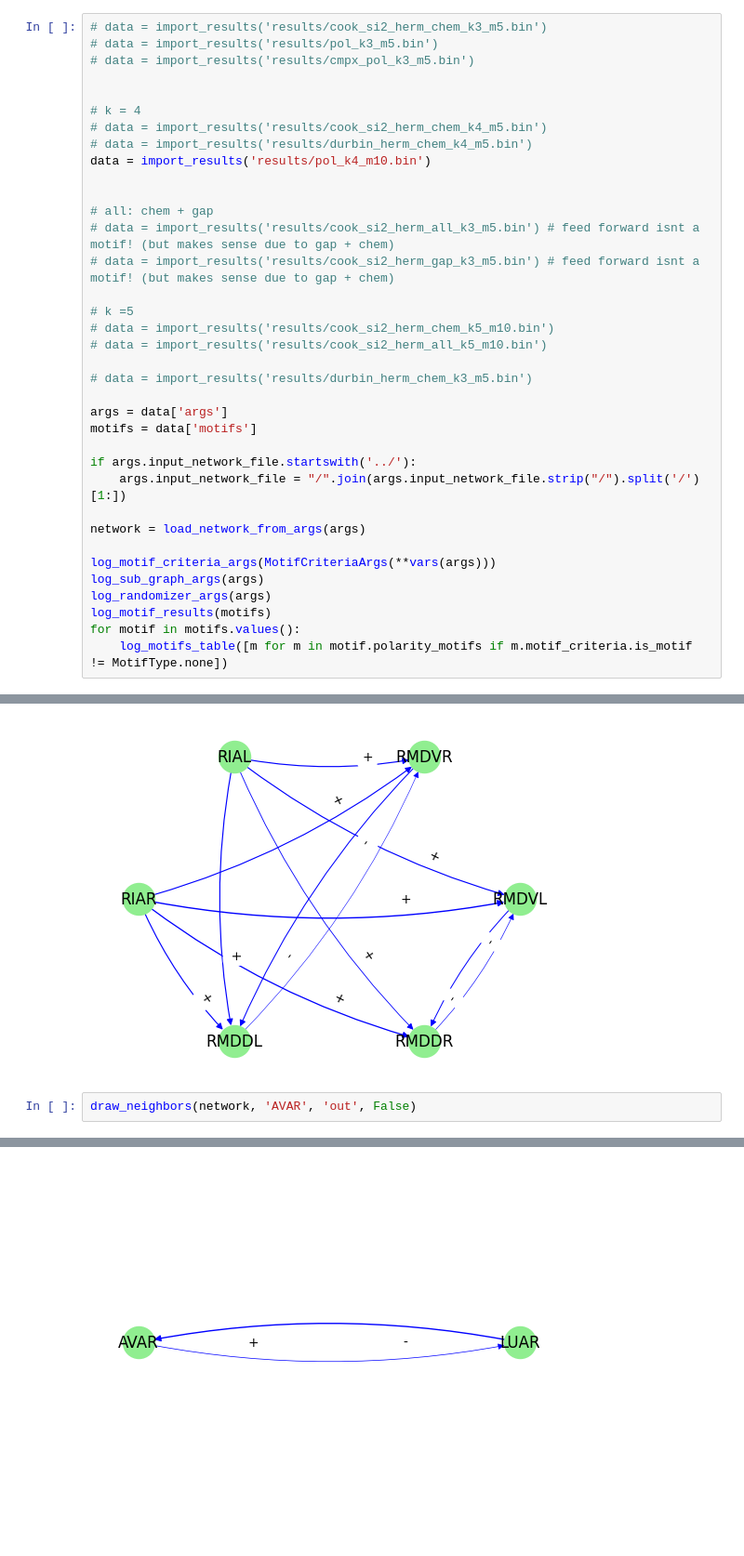
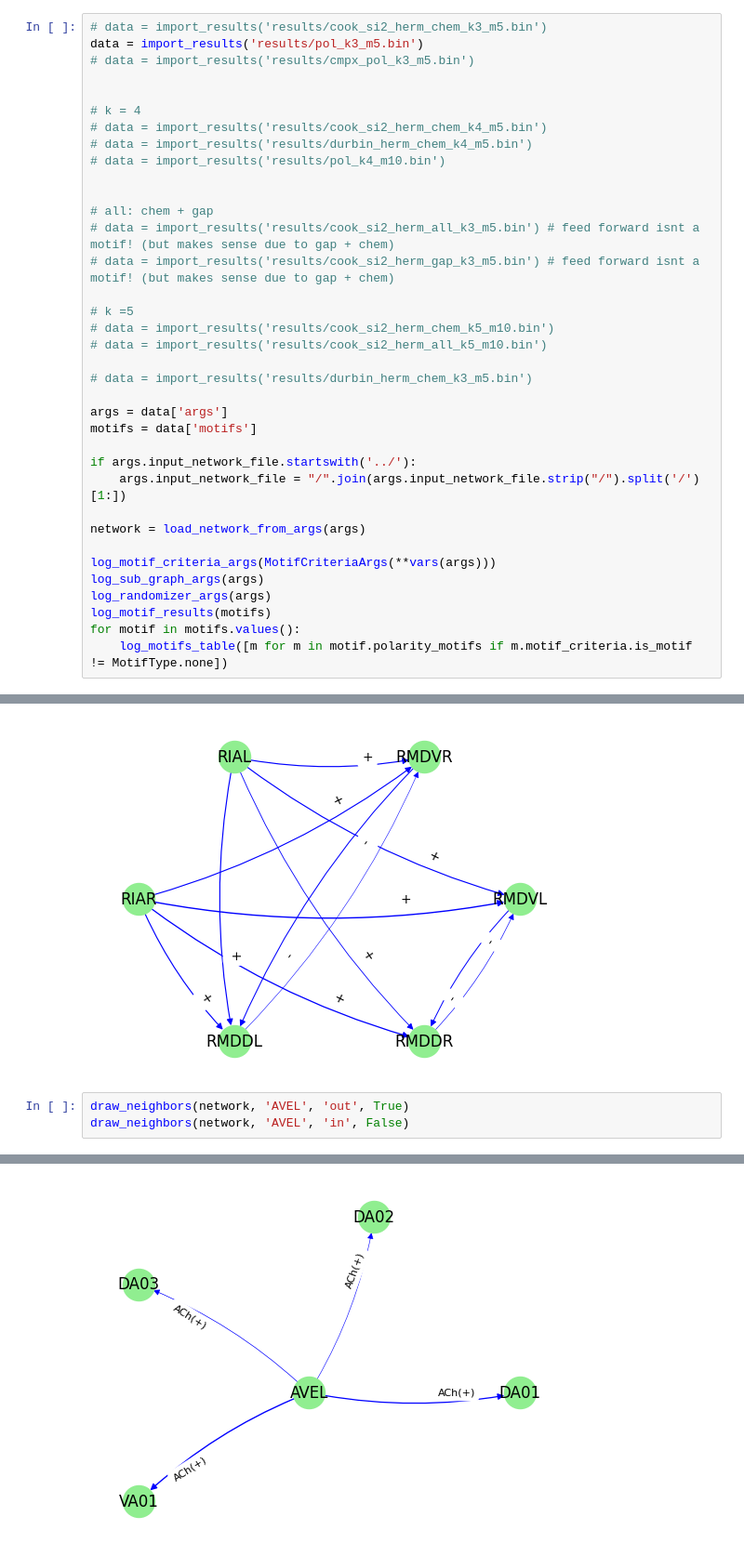
Before and after one commit to deangeckt/network_motifs, a Jupyter notebook: post_motif_analysis/motif_analysis.ipynb, the cells around one changed output, grey strips where cells are left out. Shown at 93% size. Drawn from its saved outputs; the diff is of its cells as text.

```diff
--- a/post_motif_analysis/motif_analysis.ipynb
+++ b/post_motif_analysis/motif_analysis.ipynb
@@ -16,14 +12,14 @@ from isomorphic.isomorphic import get_sub_graph_mapping_to_motif
 from post_motif_analysis.network_utils import draw_sub_graph, draw_neighbors, node_properties
 # %%
 # data = import_results('results/cook_si2_herm_chem_k3_m5.bin')
-# data = import_results('results/pol_k3_m5.bin')
+data = import_results('results/pol_k3_m5.bin')
 # data = import_results('results/cmpx_pol_k3_m5.bin')
 
 
 # k = 4
 # data = import_results('results/cook_si2_herm_chem_k4_m5.bin')
 # data = import_results('results/durbin_herm_chem_k4_m5.bin')
-data = import_results('results/pol_k4_m10.bin')
+# data = import_results('results/pol_k4_m10.bin')
 
 
 # all: chem + gap
@@ -392,5 +537,6 @@ draw_sub_graph(network, ['RIAL', 'RIAR', 'RMDDR', 'RMDVR', 'RMDDL', 'RMDVL'], Fa
 # %% [output]
 [figure]
 # %%
-draw_neighbors(network, 'AVAR', 'out', False)
+draw_neighbors(network, 'AVEL', 'out', True)
+draw_neighbors(network, 'AVEL', 'in', False)
 # %% [output]
@@ -398 +545 @@ draw_neighbors(network, 'AVAR', 'out', False)
-[figure, old version]
+[figure, new version]
```
Also changed, not shown: parts of 23 cells of this notebook, 4 other files.
